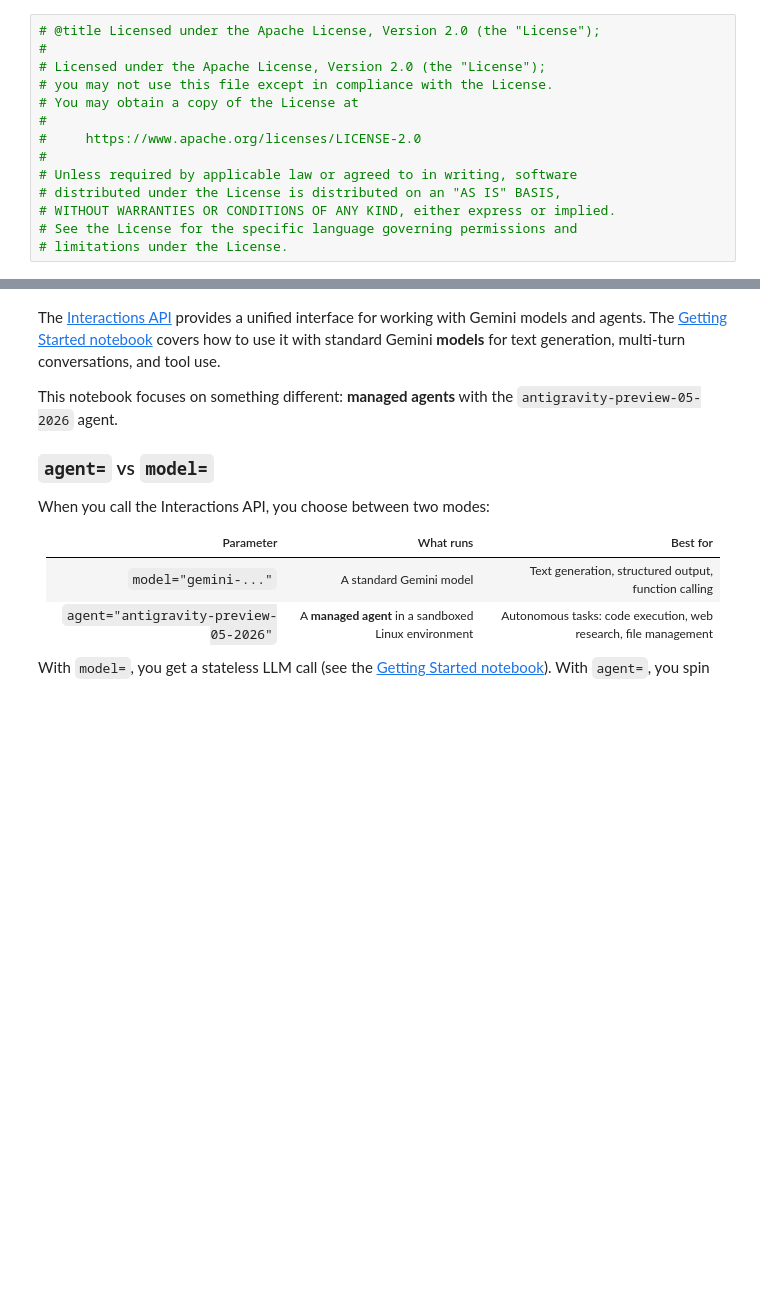
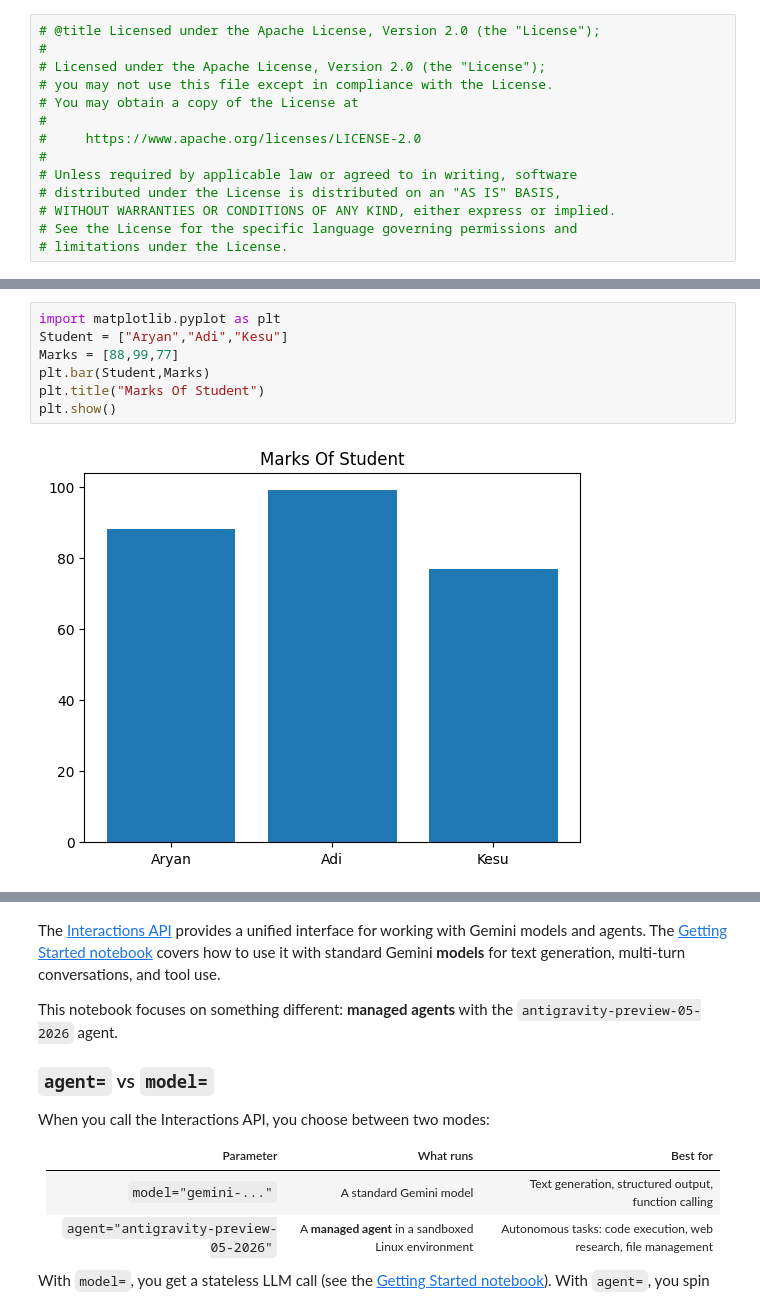
Before and after one commit to archoudhary698-stack/DocuMind-AI, a Jupyter notebook: quickstarts/Get_started_managed_agents.ipynb, the cells around one changed output, grey strips where cells are left out. Saved outputs shown, nothing was run; the diff lists cells and outputs as text; blank space fills up the shorter version.

```diff
--- a/quickstarts/Get_started_managed_agents.ipynb
+++ b/quickstarts/Get_started_managed_agents.ipynb
@@ -124,0 +28,9 @@ Name: Age, dtype: int64
+# %%
+import matplotlib.pyplot as plt
+Student = ["Aryan","Adi","Kesu"]
+Marks = [88,99,77]
+plt.bar(Student,Marks)
+plt.title("Marks Of Student")
+plt.show()
+# %% [output]
+[figure, added]
```
Also changed, not shown: parts of 11 cells of this notebook.
